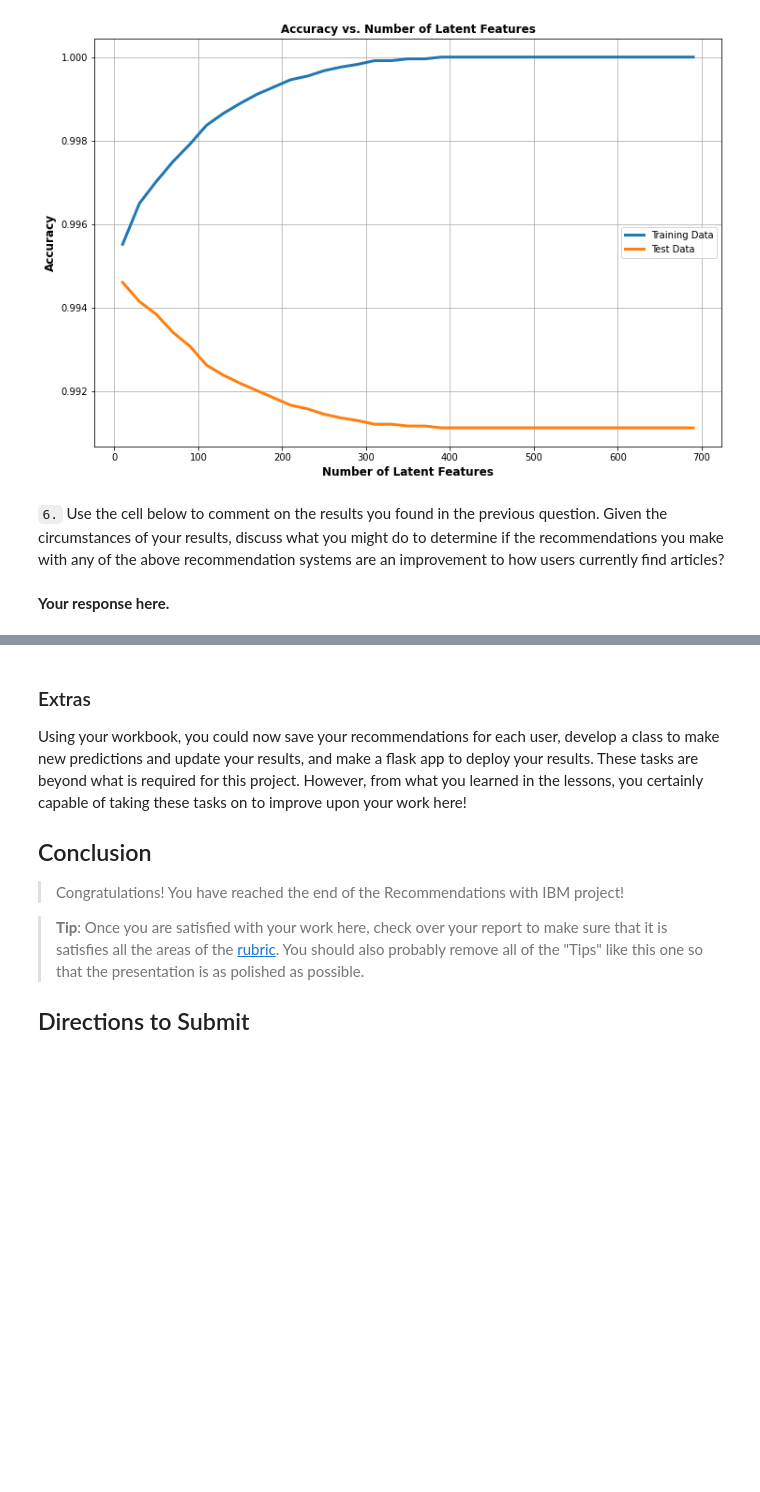
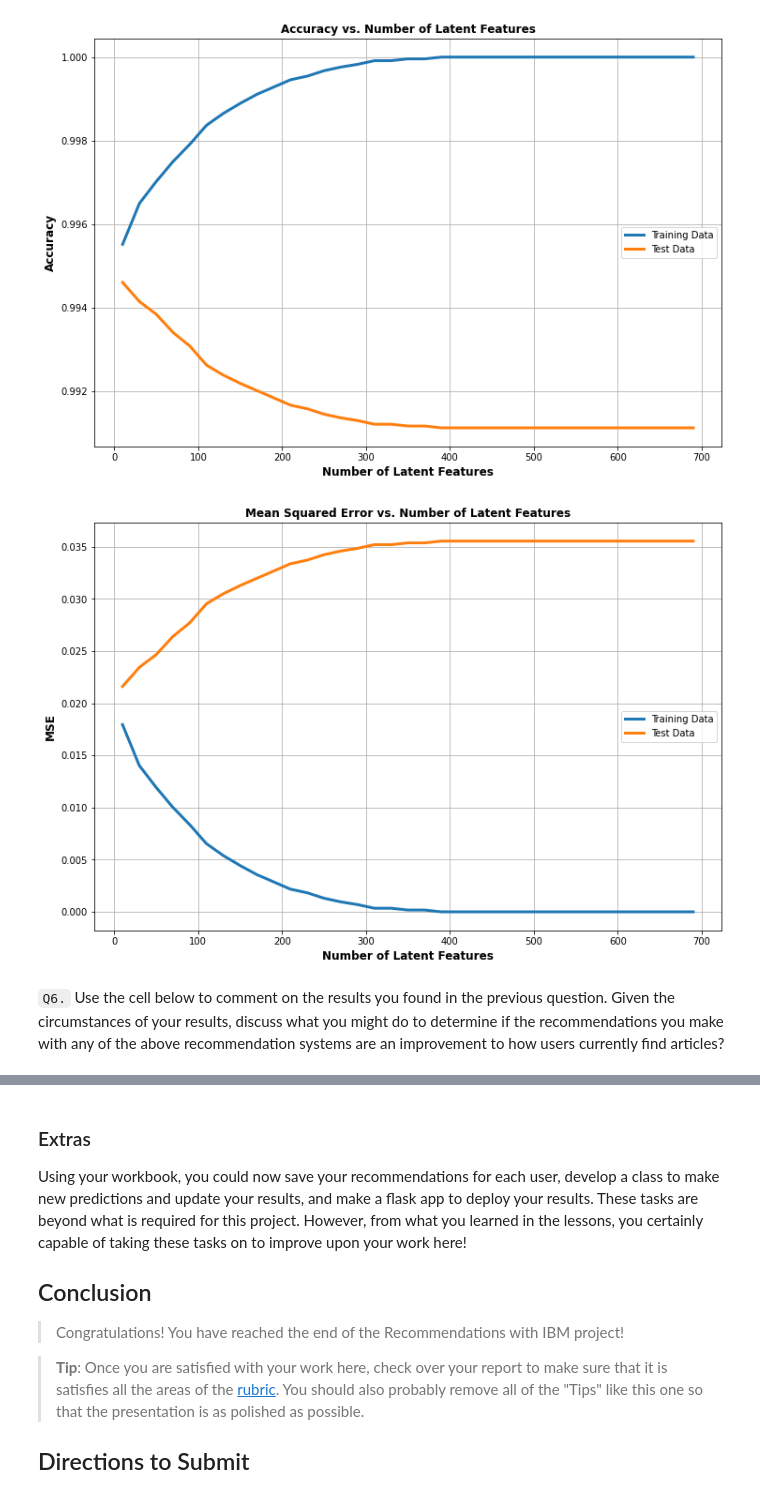
Before and after one commit to Data-Science-NDegree-MRusso/DSND-P5-Recommendation-Engine, a Jupyter notebook: Recommendations_with_IBM.ipynb, the cells around one changed output, grey strips where cells are left out. Saved outputs shown, nothing was run; the diff lists cells and outputs as text; code cells hidden in the pictures; blank space fills up the shorter version.

```diff
--- a/Recommendations_with_IBM.ipynb
+++ b/Recommendations_with_IBM.ipynb
@@ -1090,12 +1092,11 @@ Now we can reuse the code used previously for the accuracy of the prediction, bu
 num_latent_feats = np.arange(10,700+10,20)
 sum_errs_test = []
 sum_errs_train = []
+mse_train = []
+mse_test = []
 
-# Reference to calculate mse
-num_iteraction_test = np.count_nonzero(~np.isnan(us_it_test_sub))
-
-# Initialize sse at 0 for first iteration
-sse_accum_train = 0
+# Number of non-null user_item pairs. This is the same for both training and testing
+num_pairs = np.count_nonzero(~np.isnan(us_it_test_sub))
 
 for k in num_latent_feats:
     # restructure with k latent features
@@ -1111,9 +1112,13 @@ for k in num_latent_feats:
     # total errors and keep track of them
     err_test = np.sum(np.sum(np.abs(diffs_test)))
     err_train = np.sum(np.sum(np.abs(diffs_train)))
+    sse_test =  np.sum(np.sum(np.square(diffs_test)))
+    sse_train =  np.sum(np.sum(np.square(diffs_train)))
 
     sum_errs_test.append(err_test)
     sum_errs_train.append(err_train)
+    mse_test.append(sse_test/num_pairs)
+    mse_train.append(sse_train/num_pairs)
 # %%
 # Plot results
 plt.figure(figsize=(12, 8))
@@ -1126,7 +1131,17 @@ plt.legend(['Training Data', 'Test Data'],fontsize=10, loc='center right')
 plt.grid()
 # %% [output]
 [figure]
+# %%
+# Plot results
+plt.figure(figsize=(12, 8))
+plt.plot(num_latent_feats, mse_train, linewidth = 3);
+plt.plot(num_latent_feats, mse_test, linewidth = 3);
+plt.xlabel('Number of Latent Features', fontweight='bold', fontsize=12);
+plt.ylabel('MSE', fontweight='bold', fontsize=12);
+plt.title('Mean Squared Error vs. Number of Latent Features', fontweight='bold', fontsize=12);
+plt.legend(['Training Data', 'Test Data'],fontsize=10, loc='center right')
+plt.grid()
+# %% [output]
+[figure, added]
 # %% [markdown]
-`6.` Use the cell below to comment on the results you found in the previous question. Given the circumstances of your results, discuss what you might do to determine if the recommendations you make with any of the above recommendation systems are an improvement to how users currently find articles?
+`Q6.` Use the cell below to comment on the results you found in the previous question. Given the circumstances of your results, discuss what you might do to determine if the recommendations you make with any of the above recommendation systems are an improvement to how users currently find articles?
-# %% [markdown]
-**Your response here.**
```
Also changed, not shown: parts of 3 cells of this notebook.
